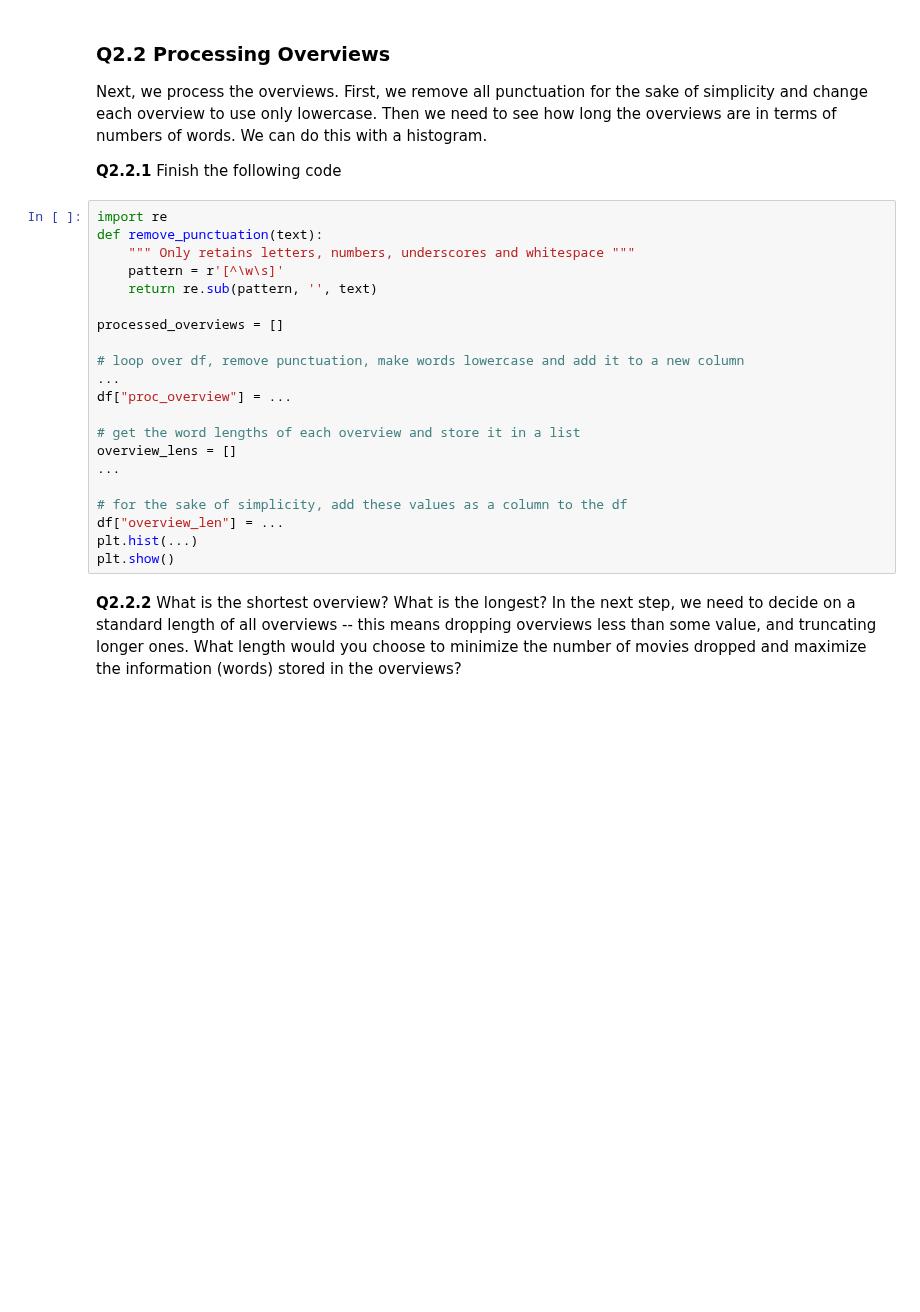
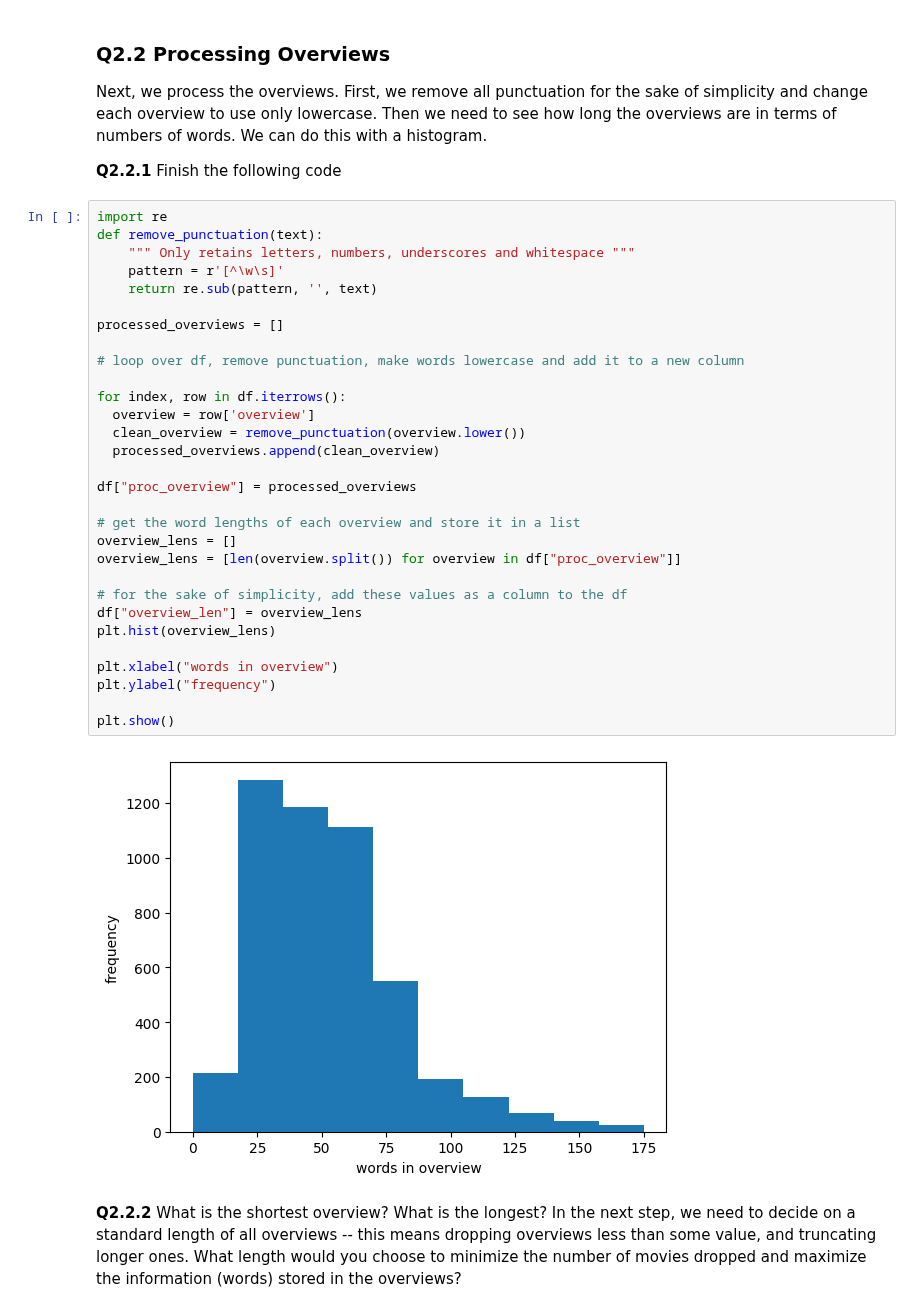
Before and after one commit to sergeGITH/TS, a Jupyter notebook: TMDL_2024_25_Assignment_3,_Qs_only.ipynb, the cells around one changed output. Cells and saved outputs as stored; diff of their text form; blank space fills up the shorter version.

```diff
--- a/TMDL_2024_25_Assignment_3,_Qs_only.ipynb
+++ b/TMDL_2024_25_Assignment_3,_Qs_only.ipynb
@@ -169,23 +169,34 @@ Next, we process the overviews. First, we remove all punctuation for the sake of
 # %%
 import re
 def remove_punctuation(text):
     """ Only retains letters, numbers, underscores and whitespace """
     pattern = r'[^\w\s]'
     return re.sub(pattern, '', text)
 
 processed_overviews = []
 
 # loop over df, remove punctuation, make words lowercase and add it to a new column
-...
-df["proc_overview"] = ...
+
+for index, row in df.iterrows():
+  overview = row['overview']
+  clean_overview = remove_punctuation(overview.lower())
+  processed_overviews.append(clean_overview)
+
+df["proc_overview"] = processed_overviews
 
 # get the word lengths of each overview and store it in a list
 overview_lens = []
-...
+overview_lens = [len(overview.split()) for overview in df["proc_overview"]]
 
 # for the sake of simplicity, add these values as a column to the df
-df["overview_len"] = ...
-plt.hist(...)
+df["overview_len"] = overview_lens
+plt.hist(overview_lens)
+
+plt.xlabel("words in overview")
+plt.ylabel("frequency")
+
 plt.show()
+# %% [output]
+[figure, added]
 # %% [markdown]
 **Q2.2.2** What is the shortest overview? What is the longest? In the next step, we need to decide on a standard length of all overviews -- this means dropping overviews less than some value, and truncating longer ones. What length would you choose to minimize the number of movies dropped and maximize the information (words) stored in the overviews?
```
Also changed, not shown: parts of 2 cells of this notebook.
